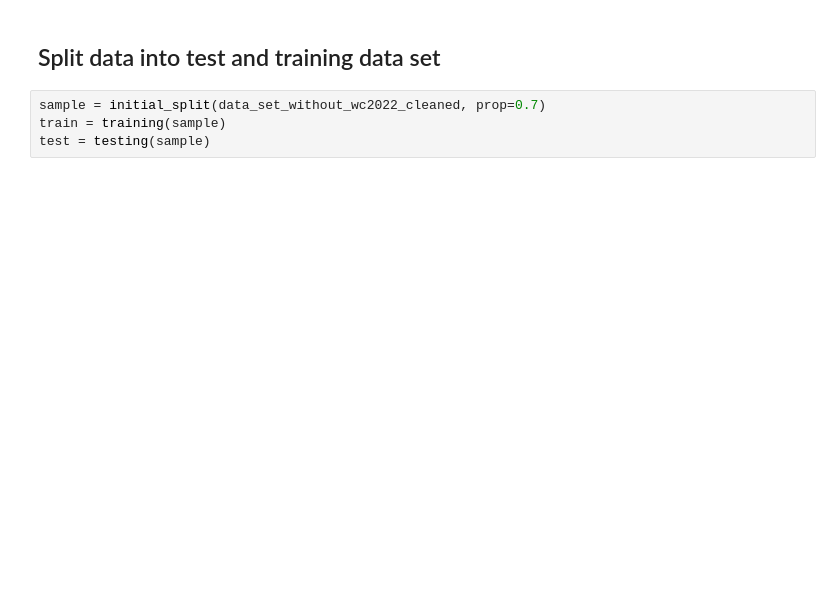
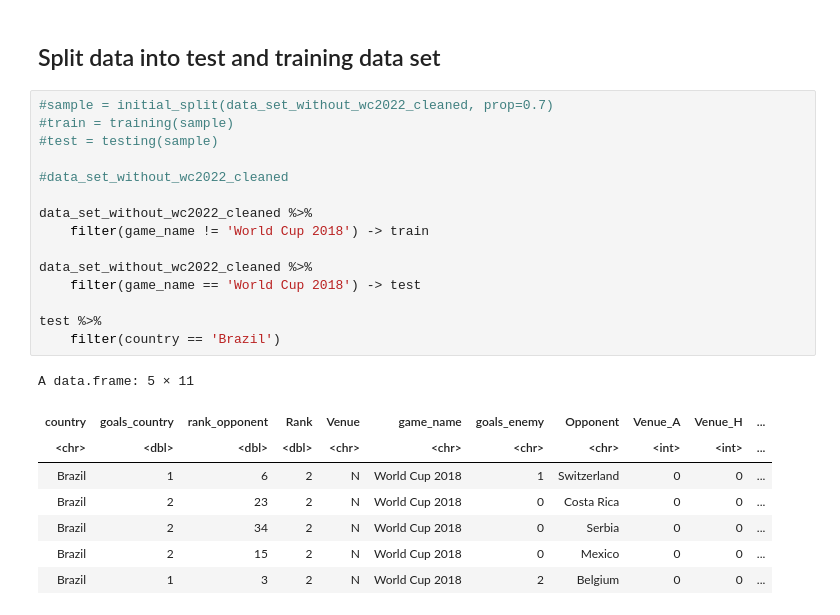
Before and after one commit to denisnaumov0506/FootballAnalyticsProject, a Jupyter notebook: football-world-cup-forecast-denis.ipynb, the cells around one changed output. Saved outputs shown, nothing was run; the diff lists cells and outputs as text; blank space fills up the shorter version.

```diff
--- a/football-world-cup-forecast-denis.ipynb
+++ b/football-world-cup-forecast-denis.ipynb
@@ -1084,9 +1092,29 @@ A data.frame: 2247 × 8
 # %% [markdown]
 ## Split data into test and training data set
 # %%
-sample = initial_split(data_set_without_wc2022_cleaned, prop=0.7)
-train = training(sample)
-test = testing(sample)
+#sample = initial_split(data_set_without_wc2022_cleaned, prop=0.7)
+#train = training(sample)
+#test = testing(sample)
+
+#data_set_without_wc2022_cleaned
+
+data_set_without_wc2022_cleaned %>%
+    filter(game_name != 'World Cup 2018') -> train
+
+data_set_without_wc2022_cleaned %>%
+    filter(game_name == 'World Cup 2018') -> test
+
+test %>%
+    filter(country == 'Brazil')
+# %% [output]
+A data.frame: 5 × 11
+| country | goals_country | rank_opponent | Rank | Venue | game_name | goals_enemy | Opponent | Venue_A | Venue_H | ... |
+| <chr> | <dbl> | <dbl> | <dbl> | <chr> | <chr> | <chr> | <chr> | <int> | <int> | ... |
+| Brazil | 1 | 6 | 2 | N | World Cup 2018 | 1 | Switzerland | 0 | 0 | ... |
+| Brazil | 2 | 23 | 2 | N | World Cup 2018 | 0 | Costa Rica | 0 | 0 | ... |
+| Brazil | 2 | 34 | 2 | N | World Cup 2018 | 0 | Serbia | 0 | 0 | ... |
+| Brazil | 2 | 15 | 2 | N | World Cup 2018 | 0 | Mexico | 0 | 0 | ... |
+| Brazil | 1 | 3 | 2 | N | World Cup 2018 | 2 | Belgium | 0 | 0 | ... |
 # %%
 test
 # %% [output]
```
Also changed, not shown: parts of 26 cells of this notebook.
